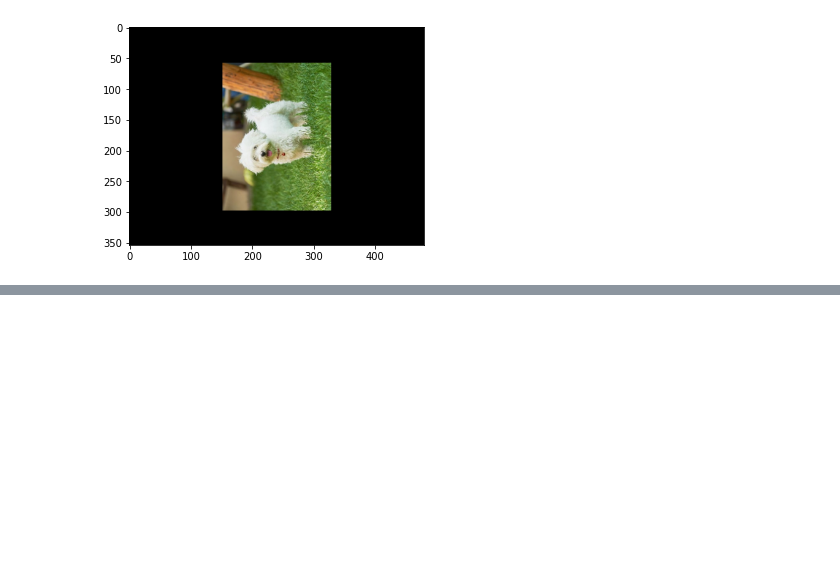
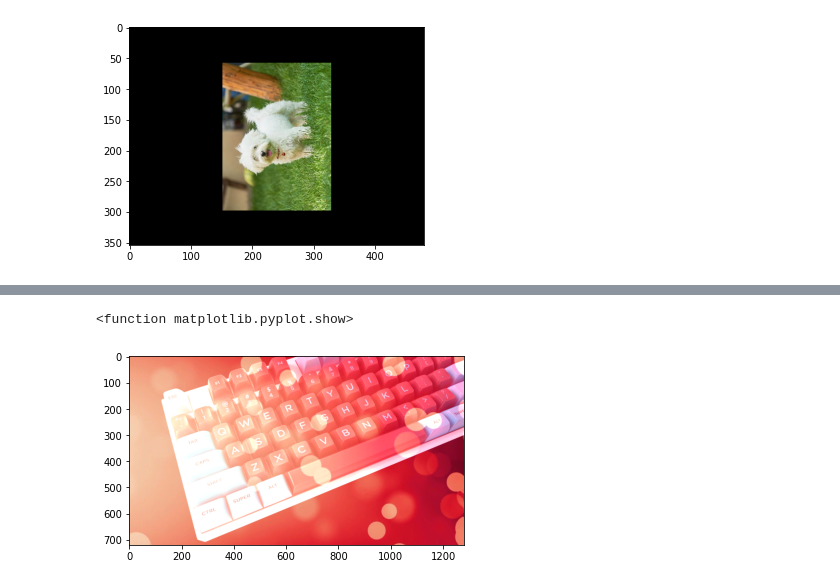
Before and after one commit to kikiru328/Bone_Detection, a Jupyter notebook: OpenCV_study_code/OpenCV_1.ipynb, the cells around one changed output, grey strips where cells are left out. Saved outputs shown, nothing was run; the diff lists cells and outputs as text; code cells hidden in the pictures; blank space fills up the shorter version.

```diff
--- a/OpenCV_study_code/OpenCV_1.ipynb
+++ b/OpenCV_study_code/OpenCV_1.ipynb
@@ -200,0 +235,15 @@ plt.show
+# %%
+import cv2
+import matplotlib.pyplot as plt
+
+# image load
+image_1 = cv2.imread('image_1.jpg')
+image_2 = cv2.imread('image_2.png')
+
+# OpenCV - add / Saturation 연산
+result = cv2.add( image_1 , image_2 )
+plt.imshow(cv2.cvtColor( result, cv2.COLOR_BGR2RGB))
+plt.show
+# %% [output]
+<function matplotlib.pyplot.show>
+[figure, added]
```
Also changed, not shown: parts of 9 cells of this notebook.
